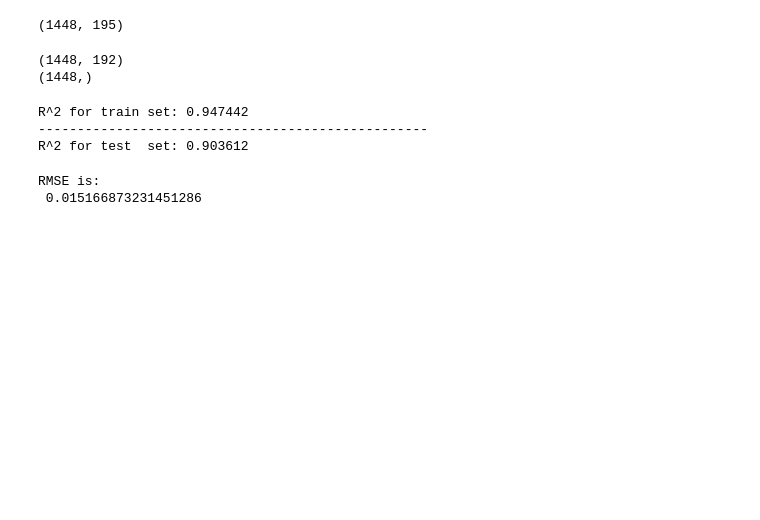
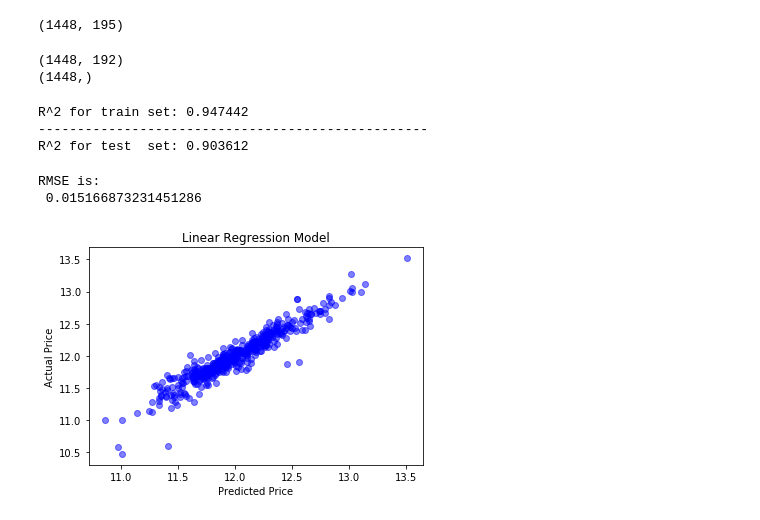
Before and after one commit to brandtg28/kaggle_housing_prices, a Jupyter notebook: model.ipynb, the cells around one changed output. Saved outputs shown, nothing was run; the diff lists cells and outputs as text; code cells hidden in the pictures; blank space fills up the shorter version.

```diff
--- a/model.ipynb
+++ b/model.ipynb
@@ -25,7 +26,7 @@ X_train, X_test, y_train, y_test = train_test_split(X, y, test_size=0.33,
                                                     random_state=42)
 # %%
 ols = LinearRegression()
-ols.fit(X_train, y_train)
+model = ols.fit(X_train, y_train)
 print("R^2 for train set: %f" %ols.score(X_train, y_train))
 print('-'*50)
 print("R^2 for test  set: %f" %ols.score(X_test, y_test))
@@ -40,3 +41,13 @@ print ('RMSE is: \n', mean_squared_error(y_test, predictions))
 # %% [output]
 RMSE is:
  0.015166873231451286
+# %%
+actual_values = y_test
+plt.scatter(predictions, actual_values, alpha=.5,
+            color='b')
+plt.xlabel('Predicted Price')
+plt.ylabel('Actual Price')
+plt.title('Linear Regression Model')
+plt.show()
+# %% [output]
+[figure, added]
```
Also changed, not shown: parts of 7 cells of this notebook, 2 other files.
